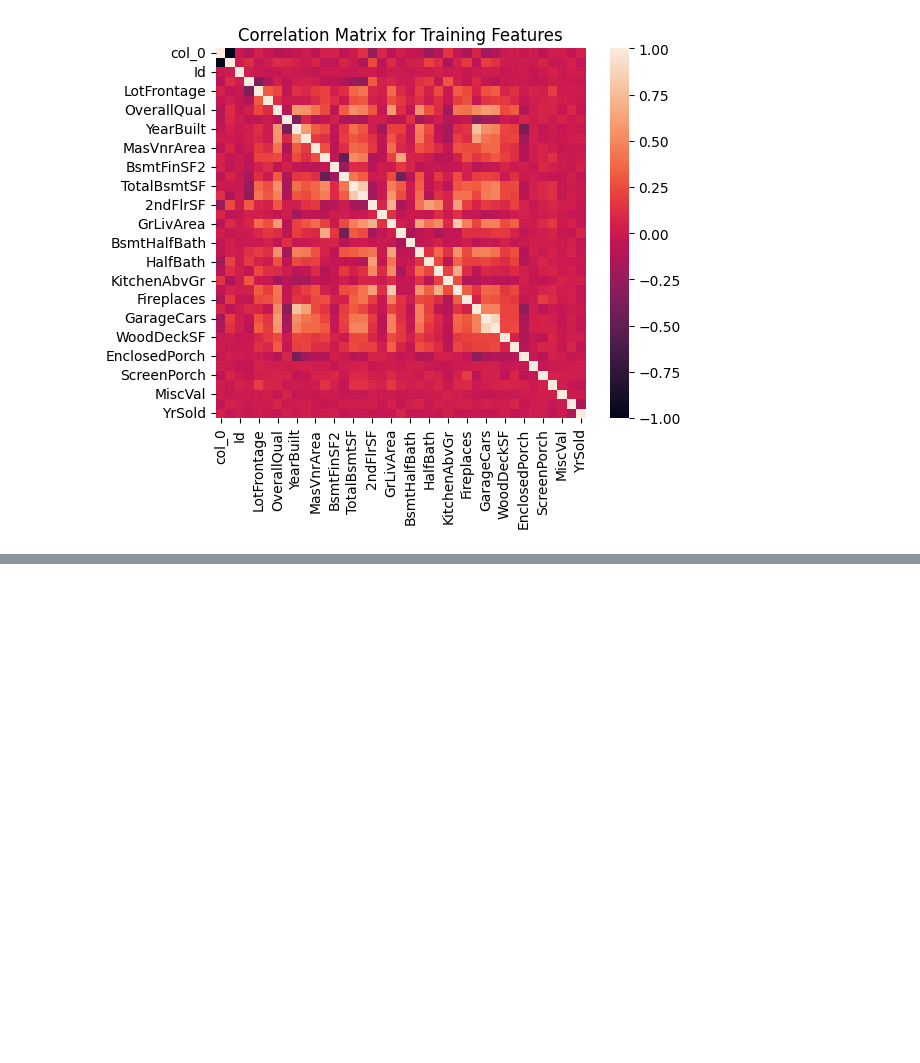
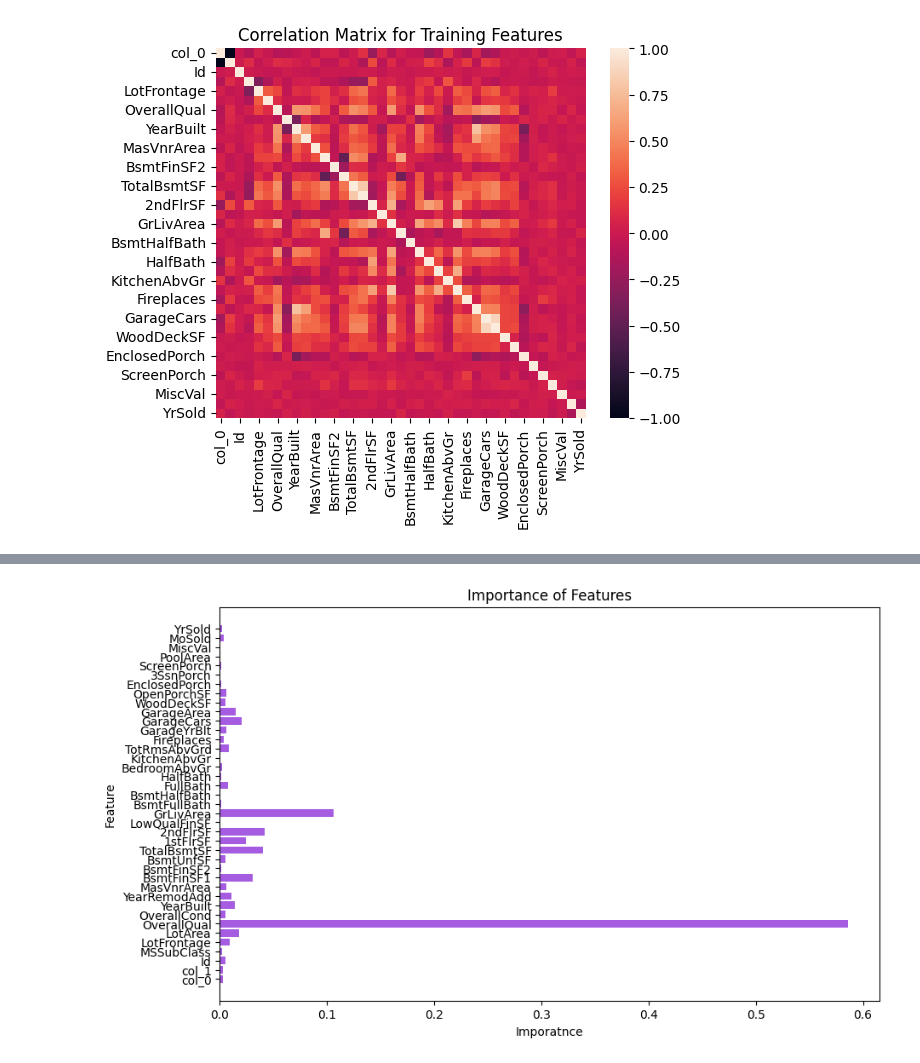
Before and after one commit to dissgod99/House-Prices-Advanced-Regression-Techniques, a Jupyter notebook: main.ipynb, the cells around one changed output, grey strips where cells are left out. Cells and saved outputs as stored; diff of their text form; code cells hidden in the pictures; blank space fills up the shorter version.

Commit message:
Train a RandomForestRegression model, predict the validation set values and calculate the feature importance

```diff
--- a/main.ipynb
+++ b/main.ipynb
@@ -234,3 +235,14 @@ sns.heatmap(corrmatrix_train, square=True)
 # %% [output]
 <Axes: title={'center': 'Correlation Matrix for Training Features'}>
 [figure]
+# %%
+X_train_rf = X_train.iloc[:round(len(X_train)*0.9)]
+X_val_rf =  X_train.iloc[round(len(X_train)*0.9):]
+
+y_train_rf = y_train.iloc[:round(len(X_train)*0.9)]
+y_val_rf = y_train.iloc[round(len(X_train)*0.9):]
+# %%
+#Setup classifier
+rf = RandomForestRegressor(n_estimators=500, random_state=42)
+
+rf.fit(X=X_train_rf, y=y_train_rf)
@@ -236,0 +251,3 @@ sns.heatmap(corrmatrix_train, square=True)
+# %%
+important_features = rf.feature_importances_
+print(important_features)
@@ -236,0 +285,13 @@ sns.heatmap(corrmatrix_train, square=True)
+# %%
+df_importance = pd.DataFrame(data={"Feature": list(X_train_rf.columns),
+                                   "Importance": important_features})
+
+plt.figure(figsize=(10, 6))
+plt.barh(df_importance["Feature"], df_importance["Importance"], color="#A65CE1")
+plt.xlabel("Imporatnce")
+plt.ylabel("Feature")
+plt.title("Importance of Features")
+
+plt.show()
+# %% [output]
+[figure, added]
```
Also changed, not shown: parts of 7 cells of this notebook.
